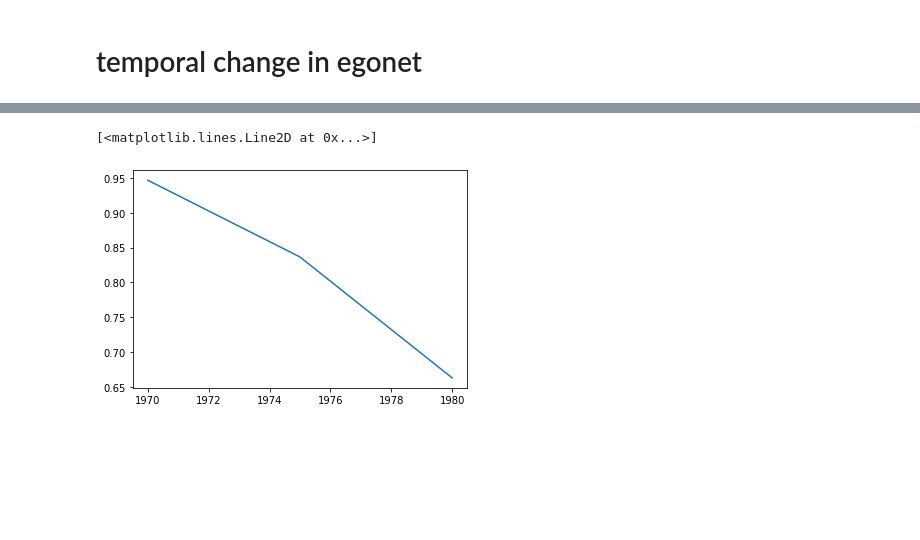
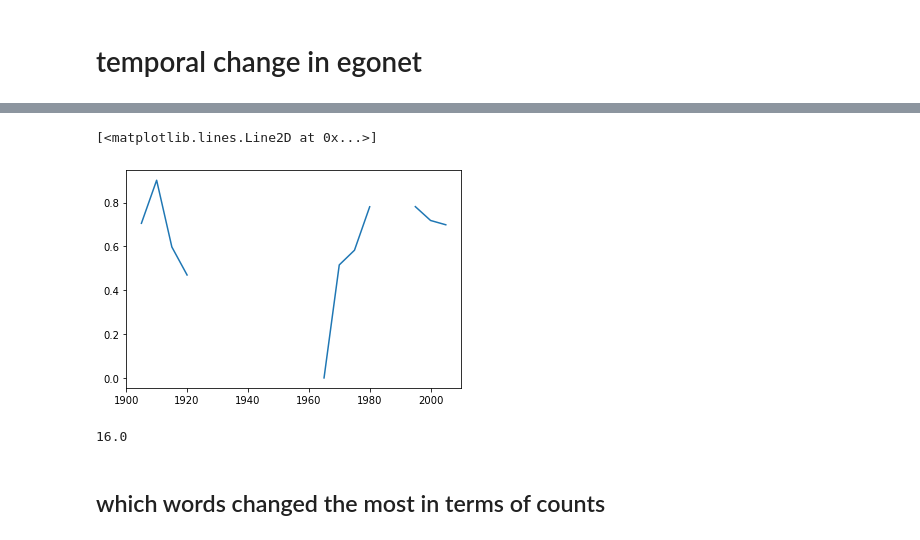
Before and after one commit to amcgail/kk-jstor-sociology, a Jupyter notebook: programming/cooccurence/cooc_networks-temp.ipynb, the cells around one changed output, grey strips where cells are left out. Saved outputs shown, nothing was run; the diff lists cells and outputs as text; code cells hidden in the pictures; blank space fills up the shorter version.

```diff
--- a/programming/cooccurence/cooc_networks-temp.ipynb
+++ b/programming/cooccurence/cooc_networks-temp.ipynb
@@ -74,2 +71,4 @@ Counter([ z for YY in pairs.keys() for (a,b), r in zip(pairs[YY], rats[YY]) for
 # %% [markdown]
 # temporal change in egonet
+# %%
+YMIN=1900
@@ -76,5 +79,5 @@ Counter([ z for YY in pairs.keys() for (a,b), r in zip(pairs[YY], rats[YY]) for
 # %%
-focal = 'changes'
+focal = 'europe'
 YWINDOW=5
 
 from scipy.spatial.distance import cosine
@@ -82,8 +85,18 @@ from scipy.spatial.distance import cosine
 rels_l = []
 diffs = []
 for YY in range(YMIN, YMAX, YWINDOW):
-    myrels = [ get_rat(focal, term, YY, YY+YWINDOW) for term in terms ]
+    #myrels = [ get_rat(focal, term, YY, YY+YWINDOW) for term in terms ]
+
+    # this sort of analysis with just raw counts is not going to be effective...
+    # it's not taking into account some words increasing in propensity across the board...
+    # PMI makes a lot more sense.
+    myrels = [
+        sum( cc(t1=focal, t2=term, fy=y) for y in range(YY, YY+YWINDOW))
+        for term in terms
+    ]
     myrels = np.array(myrels)
+    myrels = np.log(myrels)
+    myrels[myrels<=0] = 0
 
     if len(rels_l):
         diffs.append( cosine( rels_l[-1], myrels ) )
@@ -92,5 +119,14 @@ for YY in range(YMIN, YMAX, YWINDOW):
 # %%
-plt.plot(range(YMIN, YMAX-YWINDOW, YWINDOW), diffs)
+plt.plot(
+    range(YMIN, YMAX-YWINDOW, YWINDOW),
+    diffs
+)
 # %% [output]
 [<matplotlib.lines.Line2D at 0x...>]
-[figure, old version]
+[figure, new version]
+# %%
+(1980-YMIN)/YWINDOW
+# %% [output]
+16.0
+# %% [markdown]
+## which words changed the most in terms of counts
```
Also changed, not shown: parts of 11 cells of this notebook.
